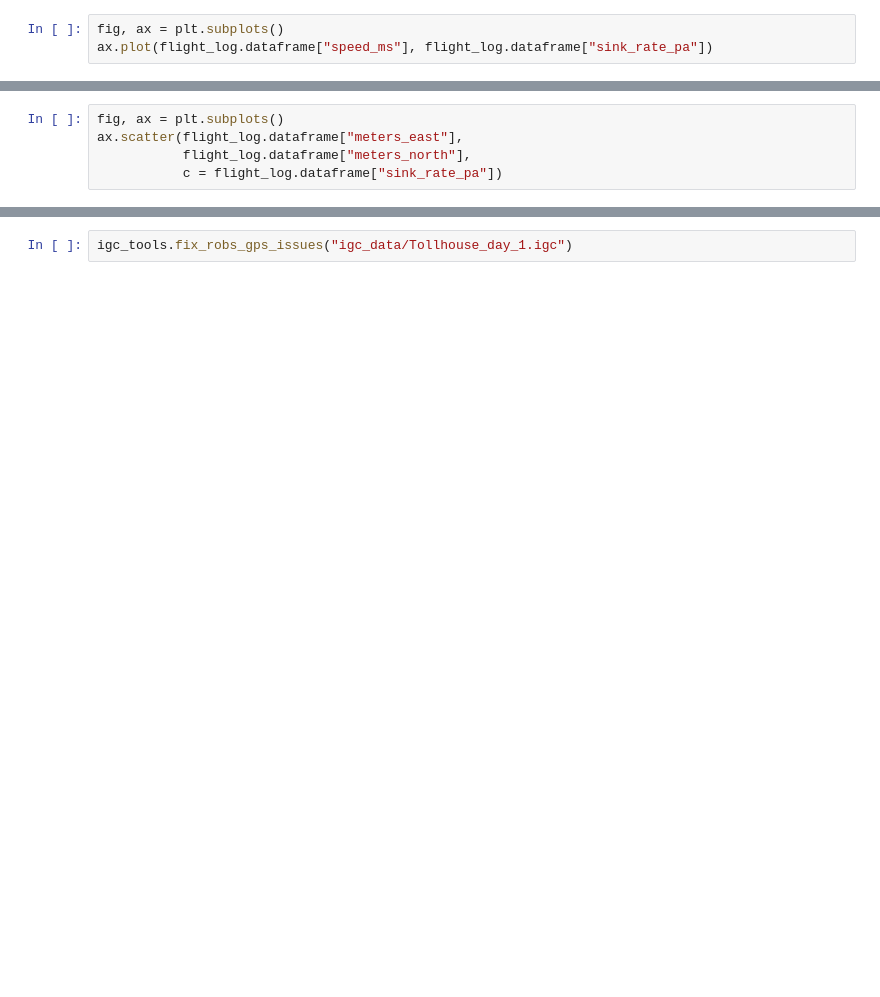
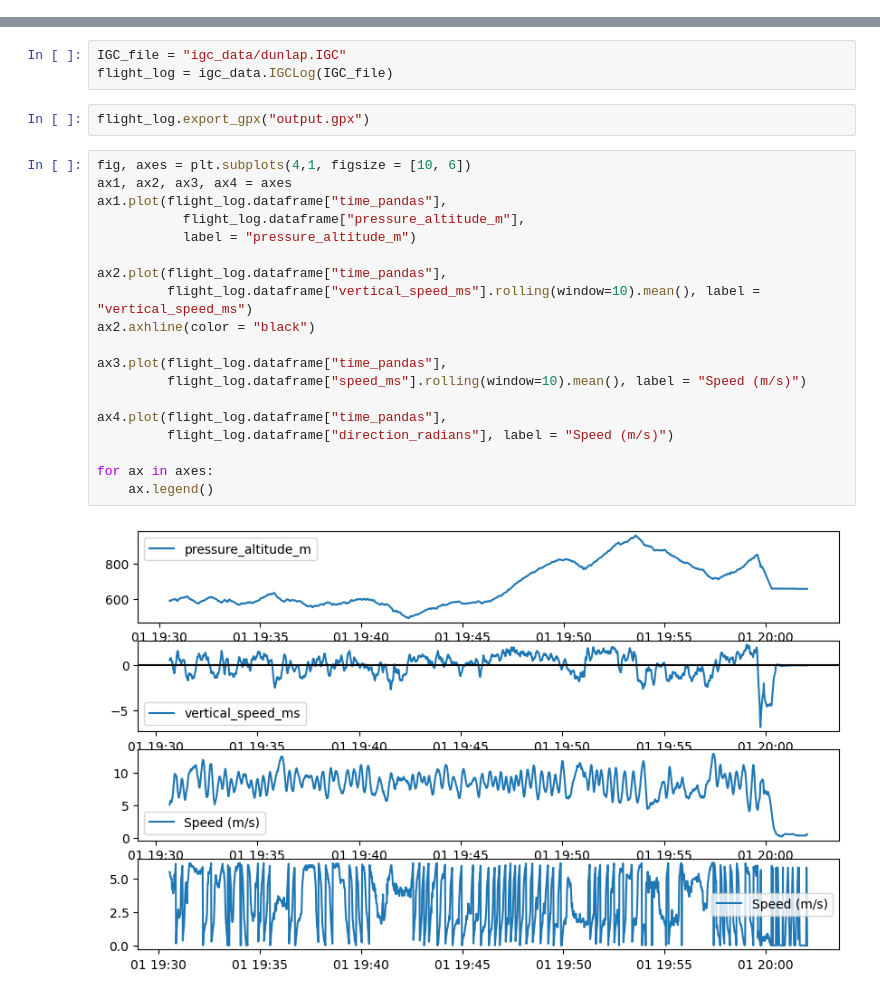
Before and after one commit to BarlowR/igc-tools, a Jupyter notebook: igc_review.ipynb, the cells around one changed output, grey strips where cells are left out. Drawn from its saved outputs; the diff is of its cells as text; blank space fills up the shorter version.

Commit message:
Clean up tools, add gpx export

```diff
--- a/igc_review.ipynb
+++ b/igc_review.ipynb
@@ -122,3 +12,0 @@ plt.show()
-# %%
-fig, ax = plt.subplots()
-ax.plot(flight_log.dataframe["speed_ms"], flight_log.dataframe["sink_rate_pa"])
@@ -128,5 +12,0 @@ ax.plot(flight_log.dataframe["speed_ms"], flight_log.dataframe["sink_rate_pa"])
-# %%
-fig, ax = plt.subplots()
-ax.scatter(flight_log.dataframe["meters_east"],
-           flight_log.dataframe["meters_north"],
-           c = flight_log.dataframe["sink_rate_pa"])
@@ -150,2 +13,26 @@ Name: lon, Length: 646, dtype: float64
-# %%
-igc_tools.fix_robs_gps_issues("igc_data/Tollhouse_day_1.igc")
+# %%
+IGC_file = "igc_data/dunlap.IGC"
+flight_log = igc_data.IGCLog(IGC_file)
+# %%
+flight_log.export_gpx("output.gpx")
+# %%
+fig, axes = plt.subplots(4,1, figsize = [10, 6])
+ax1, ax2, ax3, ax4 = axes
+ax1.plot(flight_log.dataframe["time_pandas"],
+           flight_log.dataframe["pressure_altitude_m"],
+           label = "pressure_altitude_m")
+
+ax2.plot(flight_log.dataframe["time_pandas"],
+         flight_log.dataframe["vertical_speed_ms"].rolling(window=10).mean(), label = "vertical_speed_ms")
+ax2.axhline(color = "black")
+
+ax3.plot(flight_log.dataframe["time_pandas"],
+         flight_log.dataframe["speed_ms"].rolling(window=10).mean(), label = "Speed (m/s)")
+
+ax4.plot(flight_log.dataframe["time_pandas"],
+         flight_log.dataframe["direction_radians"], label = "Speed (m/s)")
+
+for ax in axes:
+    ax.legend()
+# %% [output]
+[figure, added]
```
Also changed, not shown: parts of 10 cells of this notebook, 7 other files.
